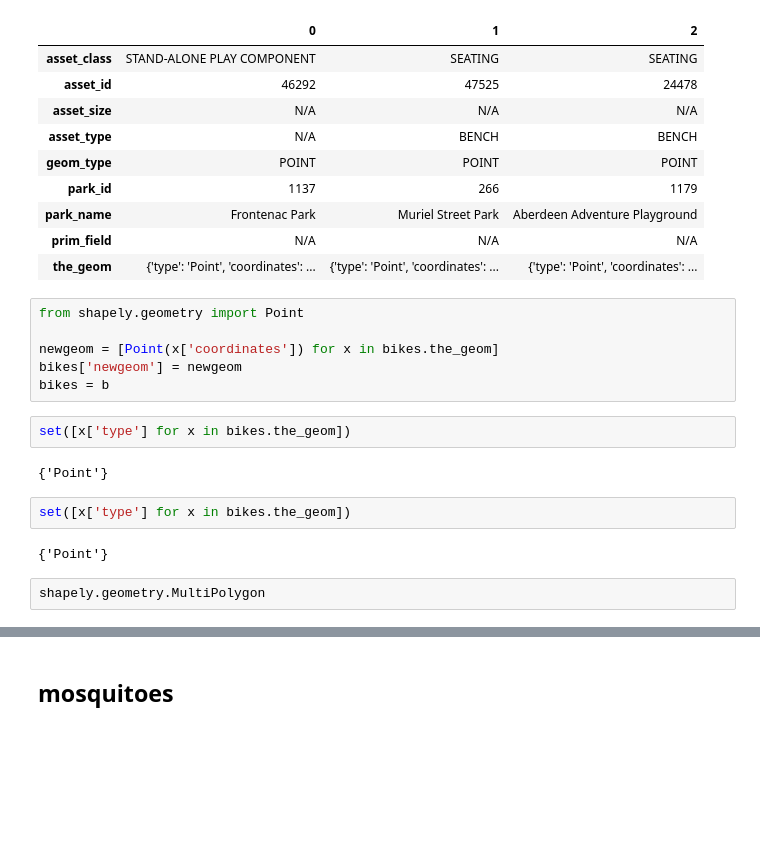
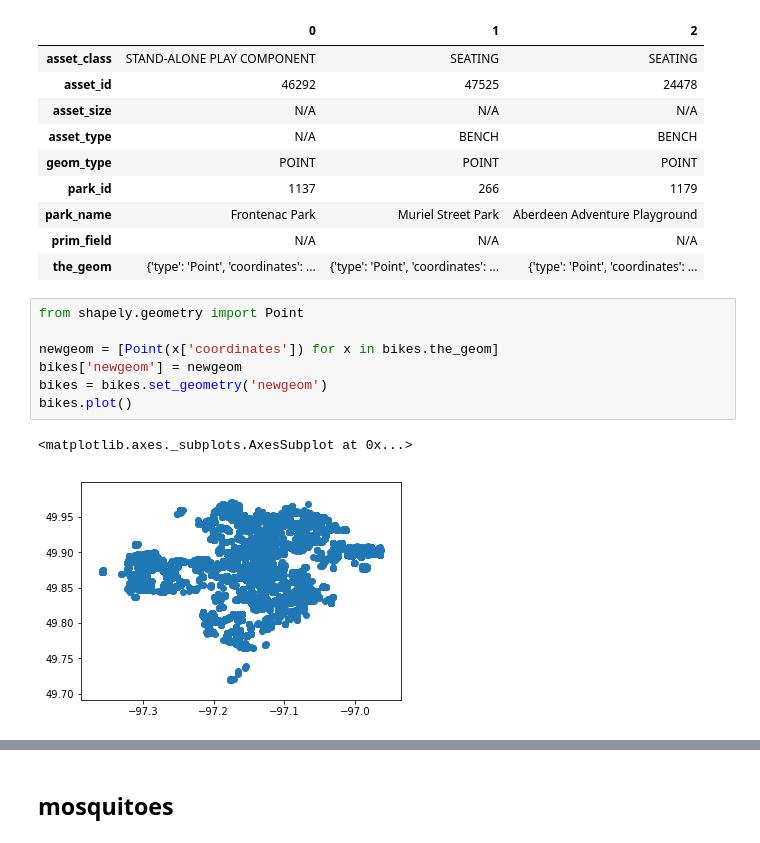
Before and after one commit to ruxi/opendata_hackathon_2018, a Jupyter notebook: Datasets_v2.ipynb, the cells around one changed output, grey strips where cells are left out. Drawn from its saved outputs; the diff is of its cells as text; blank space fills up the shorter version.

```diff
--- a/Datasets_v2.ipynb
+++ b/Datasets_v2.ipynb
@@ -58,16 +58,10 @@ WARNING:root:Requests made without an app_token will be subject to strict thrott
 # %%
 from shapely.geometry import Point
 
 newgeom = [Point(x['coordinates']) for x in bikes.the_geom]
 bikes['newgeom'] = newgeom
-bikes = b
+bikes = bikes.set_geometry('newgeom')
+bikes.plot()
+# %% [output]
+<matplotlib.axes._subplots.AxesSubplot at 0x...>
+[figure, added]
-# %%
-set([x['type'] for x in bikes.the_geom])
-# %% [output]
-{'Point'}
-# %%
-set([x['type'] for x in bikes.the_geom])
-# %% [output]
-{'Point'}
-# %%
-shapely.geometry.MultiPolygon
```
Also changed, not shown: parts of 30 cells of this notebook.
